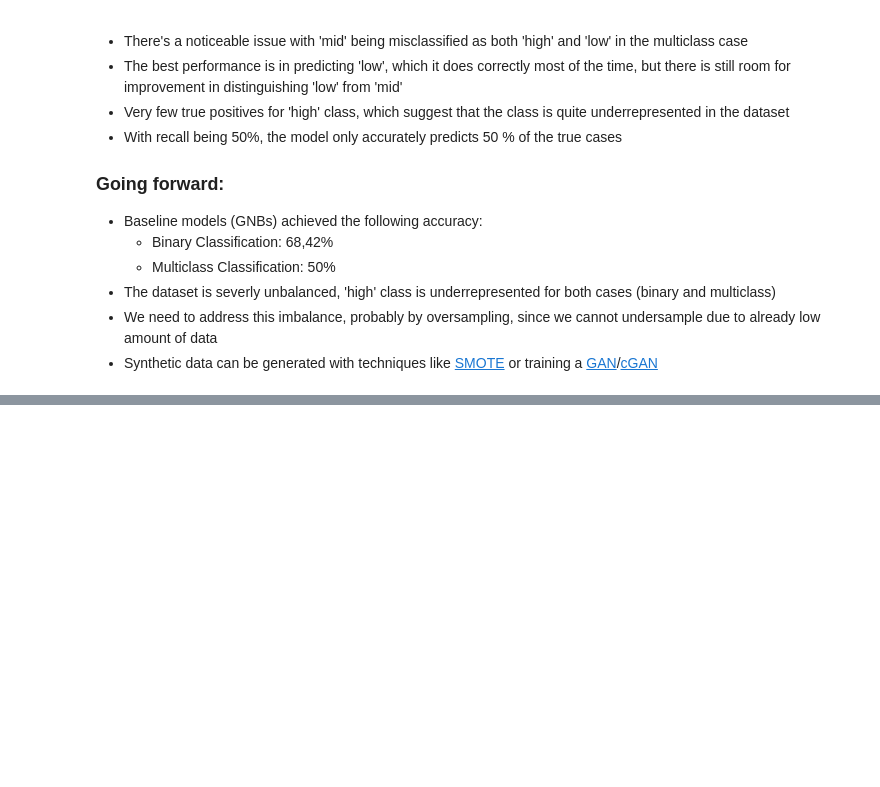
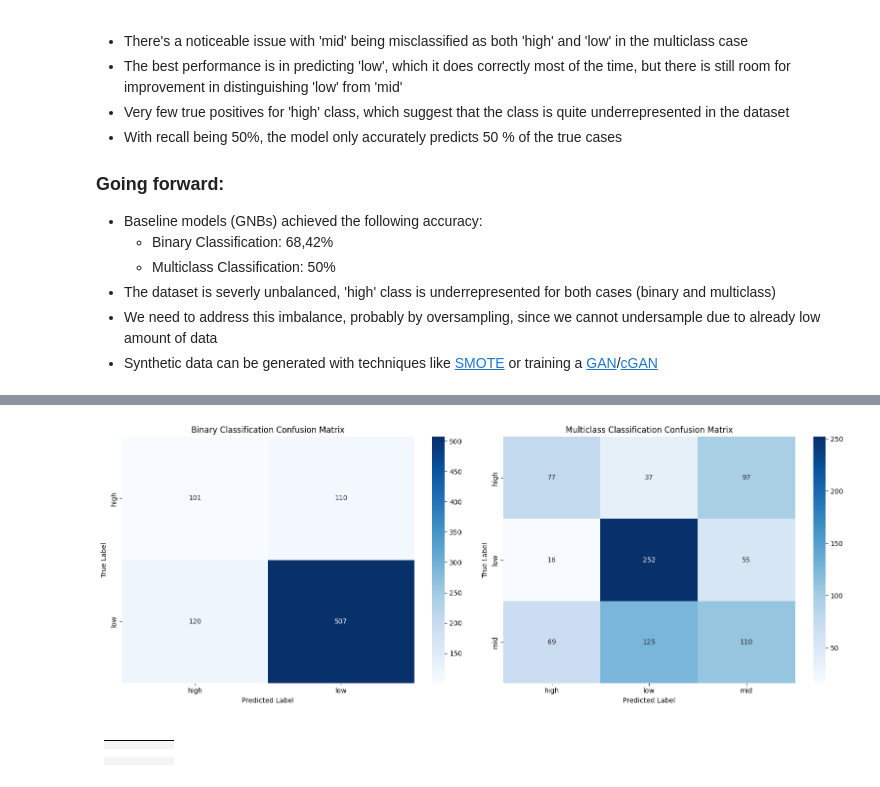
Before and after one commit to HBendig-HSFL/unlocking-minds, a Jupyter notebook: 2_BaselineModel/baseline_model.ipynb, the cells around one changed output, grey strips where cells are left out. Cells and saved outputs as stored; diff of their text form; code cells hidden in the pictures; blank space fills up the shorter version.

```diff
--- a/2_BaselineModel/baseline_model.ipynb
+++ b/2_BaselineModel/baseline_model.ipynb
@@ -343,0 +573,28 @@ plt.show()
+# %%
+fig, axes = plt.subplots(1, 2, figsize=(16, 6))
+
+# Plot the binary confusion matrix
+sns.heatmap(conf_matrix_val_bin, annot=True, fmt="d", cmap='Blues',
+            xticklabels=label_encoder_bin.classes_, yticklabels=label_encoder_bin.classes_, ax=axes[0])
+axes[0].set_title('Binary Classification Confusion Matrix')
+axes[0].set_ylabel('True Label')
+axes[0].set_xlabel('Predicted Label')
+
+# Plot the multiclass confusion matrix
+sns.heatmap(conf_matrix_val_mult, annot=True, fmt="d", cmap='Blues',
+            xticklabels=label_encoder_mult.classes_, yticklabels=label_encoder_mult.classes_, ax=axes[1])
+axes[1].set_title('Multiclass Classification Confusion Matrix')
+axes[1].set_ylabel('True Label')
+axes[1].set_xlabel('Predicted Label')
+
+# Adjust layout
+plt.tight_layout()
+plt.show()
+# %% [output]
+[figure, added]
+# %% [markdown]
+|   	|   	|   	|   	|   	|
+|---	|---	|---	|---	|---	|
+|   	|   	|   	|   	|   	|
+|   	|   	|   	|   	|   	|
+|   	|   	|   	|   	|   	|
```
Also changed, not shown: parts of 19 cells of this notebook.
